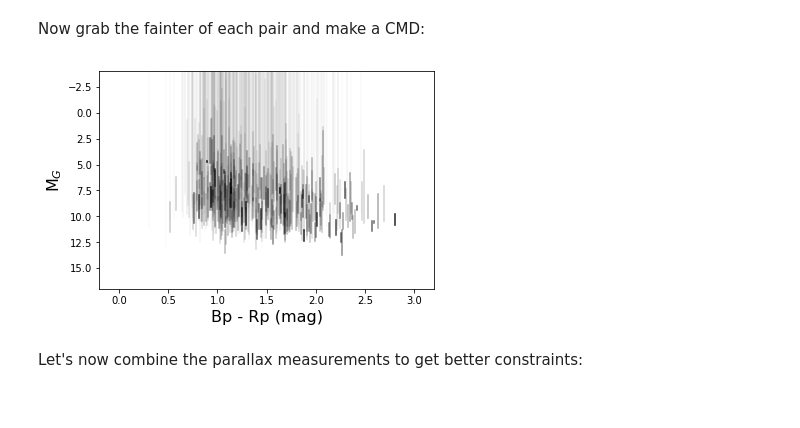
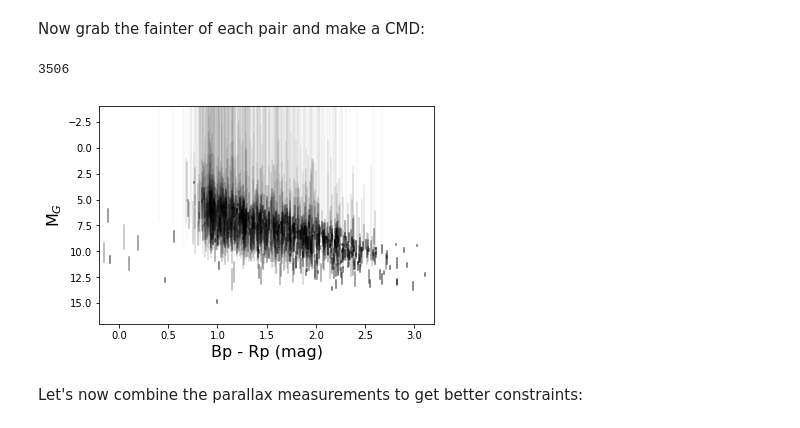
Before and after one commit to megbedell/kepler-pairs, a Jupyter notebook: notebooks/bettertogether.ipynb, the cells around one changed output. Saved outputs shown, nothing was run; the diff lists cells and outputs as text; code cells hidden in the pictures.

Commit message:
plotting best targets

```diff
--- a/notebooks/bettertogether.ipynb
+++ b/notebooks/bettertogether.ipynb
@@ -154,7 +155,7 @@ Now grab the fainter of each pair and make a CMD:
 # this is dumb but I can't figure out how to make the argsort method work:
 pairs_indfaints = np.zeros_like(pairs_ind1s)
 pairs_indbrights = np.zeros_like(pairs_ind1s)
-for i in range(2048):
+for i in range(len(pairs_ind1s)):
     if gmag1[i] > gmag2[i]:
         pairs_indfaints[i] = pairs_ind1s[i]
         pairs_indbrights[i] = pairs_ind2s[i]
@@ -167,7 +171,18 @@ np.savetxt('../data/bettertogetherpairs.txt', np.vstack([pairs_indfaints, pairs_
+# %%
+inds = ((gmag1 - gmag2) >= 2.) #& (bp_rp1 <= 1.0)
+# %%
+np.sum(inds)
+# %% [output]
+3506
+# %%
+pairs_indbrights_cut = pairs_indbrights[inds]
+pairs_indfaints_cut = pairs_indfaints[inds]
+(gmag1, gmag2) = read_match_attr(pairs_indfaints_cut, pairs_indbrights_cut, 'phot_g_mean_mag')
+(bp_rp1, bp_rp2) = read_match_attr(pairs_indfaints_cut, pairs_indbrights_cut, 'bp_rp')
 # %%
-(gmag1, gmag2) = read_match_attr(pairs_indfaints, pairs_indbrights, 'phot_g_mean_mag')
-(plx1, plx2) = read_match_attr(pairs_indfaints, pairs_indbrights, 'parallax')
-(plx1e, plx2e) = read_match_attr(pairs_indfaints, pairs_indbrights, 'parallax_error')
+(plx1, plx2) = read_match_attr(pairs_indfaints_cut, pairs_indbrights_cut, 'parallax')
+(plx1e, plx2e) = read_match_attr(pairs_indfaints_cut, pairs_indbrights_cut, 'parallax_error')
+dist1 = 1.e3/plx1
 dist1a = 1.e3/(plx1 + plx1e)
 tiny = 1e-6
 dist1b = 1.e3/np.clip(plx1 - plx1e, tiny, np.Inf)
@@ -180,19 +193,21 @@ absg2 = gmag2 - 5.*(np.log10(dist2) - 1.)
 # %%
-plot_inds = np.random.randint(0, len(pairs_ind1s), 1024)
+#plot_inds = np.random.randint(0, len(pairs_indbrights_cut), 1024)
 #plot_inds = np.where(np.abs(absg1a - absg1b) < 2.0)
+#plot_inds = range(len(pairs_indbrights_cut))
+plot_inds = np.random.choice(np.arange(len(pairs_indbrights_cut)), 2048, replace=False)
 for c, (a, b) in zip(bp_rp1[plot_inds], zip(absg1a[plot_inds], absg1b[plot_inds])):
     if np.abs(a - b) <= 1.0:
         alpha = 0.6
     else:
         alpha = 0.6/np.abs(a - b)
     plt.plot([c, c], [a, b], 'k-', alpha=alpha)
 plt.ylim([17,-4])
 plt.xlim([-0.2, 3.2])
 plt.ylabel('M$_G$', fontsize=16)
 plt.xlabel('Bp - Rp (mag)', fontsize=16)
 plt.savefig('colormag_before.pdf')
 # %% [output]
-[figure, old version]
+[figure, new version]
 # %% [markdown]
 Let's now combine the parallax measurements to get better constraints:
 # %%
```
Also changed, not shown: parts of 24 cells of this notebook.
